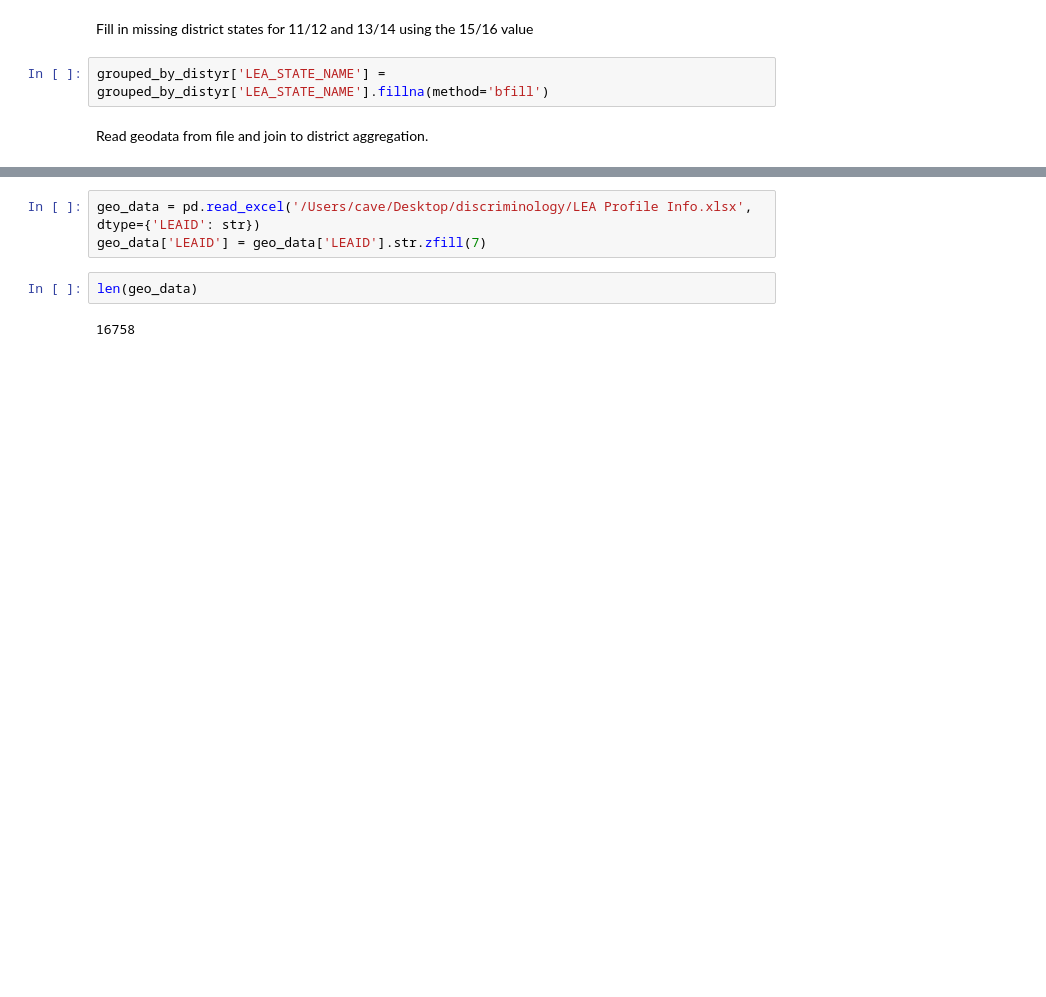
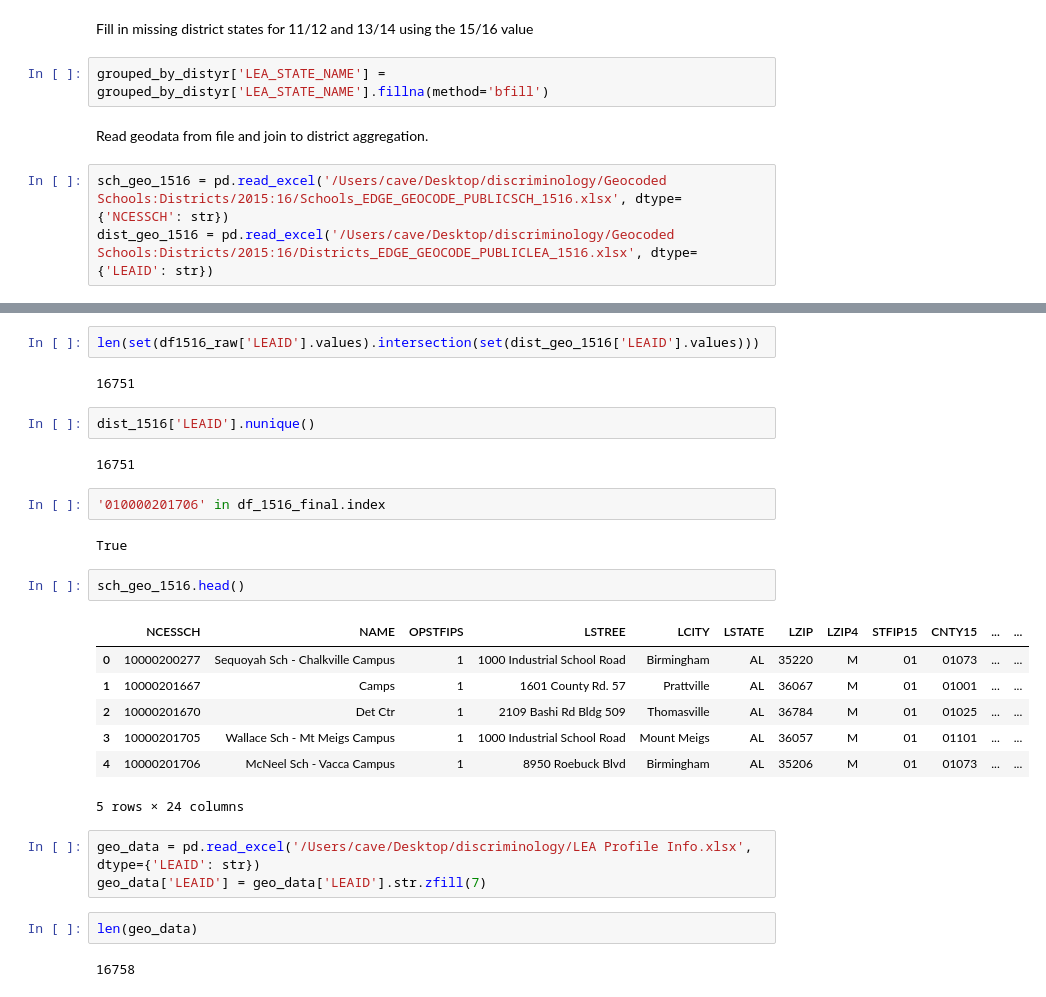
Before and after one commit to Discriminology/Educational-Equity-Data-Commons, a Jupyter notebook: data_processing.ipynb, the cells around one changed output, grey strips where cells are left out. Saved outputs shown, nothing was run; the diff lists cells and outputs as text; blank space fills up the shorter version.

```diff
--- a/data_processing.ipynb
+++ b/data_processing.ipynb
@@ -655,3 +689,6 @@ Fill in missing district states for 11/12 and 13/14 using the 15/16 value
 grouped_by_distyr['LEA_STATE_NAME'] = grouped_by_distyr['LEA_STATE_NAME'].fillna(method='bfill')
 # %% [markdown]
 Read geodata from file and join to district aggregation.
+# %%
+sch_geo_1516 = pd.read_excel('/Users/cave/Desktop/discriminology/Geocoded Schools:Districts/2015:16/Schools_EDGE_GEOCODE_PUBLICSCH_1516.xlsx', dtype={'NCESSCH': str})
+dist_geo_1516 = pd.read_excel('/Users/cave/Desktop/discriminology/Geocoded Schools:Districts/2015:16/Districts_EDGE_GEOCODE_PUBLICLEA_1516.xlsx', dtype={'LEAID': str})
@@ -658,3 +837,25 @@ Read geodata from file and join to district aggregation.
+# %%
+len(set(df1516_raw['LEAID'].values).intersection(set(dist_geo_1516['LEAID'].values)))
+# %% [output]
+16751
+# %%
+dist_1516['LEAID'].nunique()
+# %% [output]
+16751
+# %%
+'010000201706' in df_1516_final.index
+# %% [output]
+True
+# %%
+sch_geo_1516.head()
+# %% [output]
+|  | NCESSCH | NAME | OPSTFIPS | LSTREE | LCITY | LSTATE | LZIP | LZIP4 | STFIP15 | CNTY15 | ... | ... |
+| 0 | 10000200277 | Sequoyah Sch - Chalkville Campus | 1 | 1000 Industrial School Road | Birmingham | AL | 35220 | M | 01 | 01073 | ... | ... |
+| 1 | 10000201667 | Camps | 1 | 1601 County Rd. 57 | Prattville | AL | 36067 | M | 01 | 01001 | ... | ... |
+| 2 | 10000201670 | Det Ctr | 1 | 2109 Bashi Rd Bldg 509 | Thomasville | AL | 36784 | M | 01 | 01025 | ... | ... |
+| 3 | 10000201705 | Wallace Sch - Mt Meigs Campus | 1 | 1000 Industrial School Road | Mount Meigs | AL | 36057 | M | 01 | 01101 | ... | ... |
+| 4 | 10000201706 | McNeel Sch - Vacca Campus | 1 | 8950 Roebuck Blvd | Birmingham | AL | 35206 | M | 01 | 01073 | ... | ... |
+5 rows × 24 columns
 # %%
 geo_data = pd.read_excel('/Users/cave/Desktop/discriminology/LEA Profile Info.xlsx', dtype={'LEAID': str})
 geo_data['LEAID'] = geo_data['LEAID'].str.zfill(7)
```
Also changed, not shown: parts of 25 cells of this notebook.
